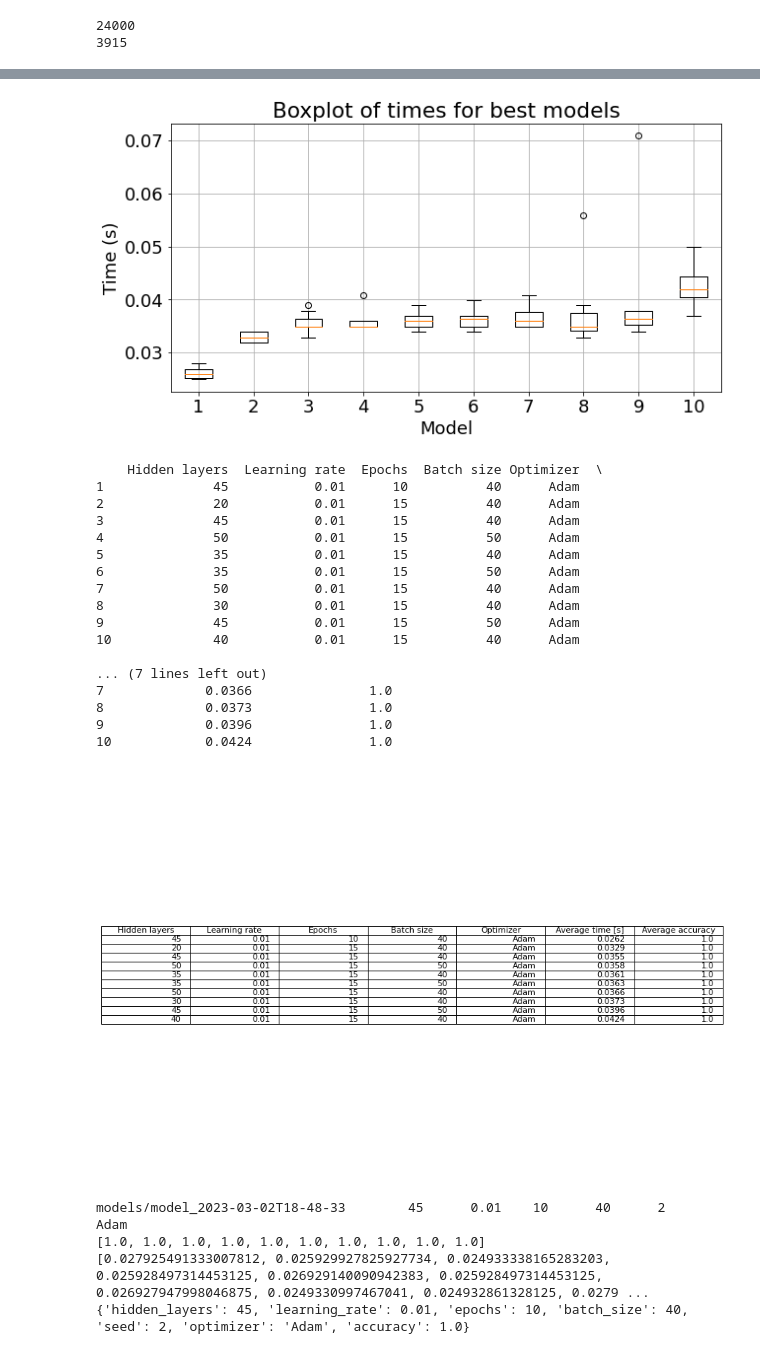
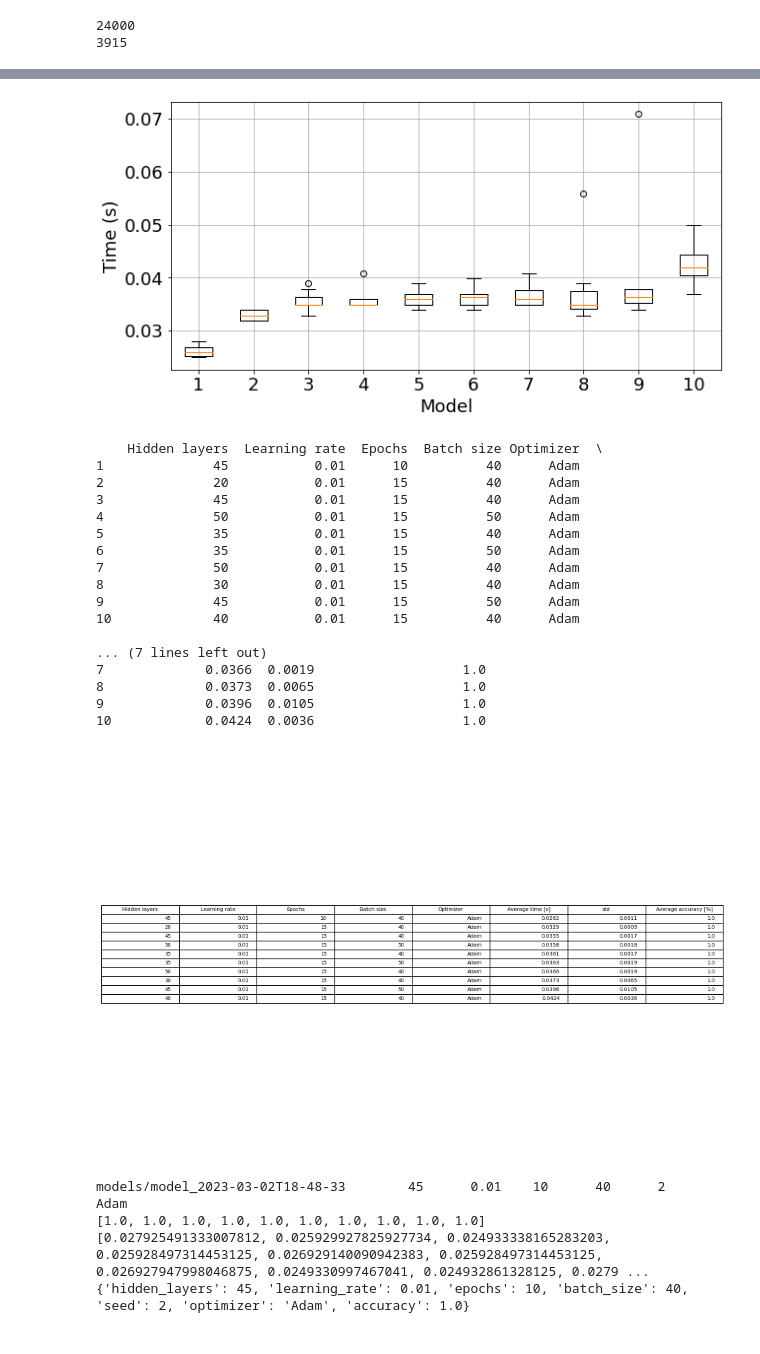
Before and after one commit to Jivl00/KKY_BP, a Jupyter notebook: egs/intents/Intent Classification (text)/experiments/pytorch_optimal.ipynb, the cells around one changed output, grey strips where cells are left out. Drawn from its saved outputs; the diff is of its cells as text; code cells hidden in the pictures.

```diff
--- a/egs/intents/Intent Classification (text)/experiments/pytorch_optimal.ipynb
+++ b/egs/intents/Intent Classification (text)/experiments/pytorch_optimal.ipynb
@@ -5,6 +5,7 @@ Analysis of the selection of the optimal network on my own data (architecture, t
 
 import json
 import matplotlib.pyplot as plt
+import numpy
 
 # plot histogram of accuracy
 with open('temp/experiments.json', 'r', encoding='utf-8') as f:
@@ -15,7 +16,6 @@ with open('temp/experiments.json', 'r', encoding='utf-8') as f:
     plt.rcParams.update({'font.size': 18})
     plt.hist(acc, bins=20, color='gray')
     plt.xticks(range(0, 101, 10))
-    plt.title('Number of models with accuracy')
     plt.xlabel('Accuracy (%)')
     plt.ylabel('Number of models - bins=20')
     plt.grid()
@@ -111,37 +112,37 @@ model_2023-03-02T18-35-20
 # boxplot of times for the 10 best models
 
 import matplotlib.pyplot as plt
 import numpy as np
 times = []
 for best_model in best_of_best:
     times.append(best_of_best[best_model]['times'])
 plt.figure(figsize=(10, 5))
 plt.rcParams.update({'font.size': 18})
 plt.boxplot(times, labels=['1', '2', '3', '4', '5', '6', '7', '8', '9', '10'])
-plt.title('Boxplot of times for best models')
 plt.xlabel('Model')
 plt.ylabel('Time (s)')
 plt.grid()
 plt.savefig('small_pytorch_boxplot.pdf', bbox_inches='tight', pad_inches=0.1)
 plt.show()
 
 
 # create table model parameters
 import pandas as pd
 
 table = pd.DataFrame()
 for best_model in best_of_best:
-    table = pd.concat([table, pd.DataFrame([[data[best_model]['hidden_layers'], data[best_model]['learning_rate'],data[best_model]['epochs'],data[best_model]['batch_size'],data[best_model]['optimizer'],round(np.mean(best_of_best[best_model]['times']),4),np.mean(best_of_best[best_model]['accuracy'])]])])
+    table = pd.concat([table, pd.DataFrame([[data[best_model]['hidden_layers'], data[best_model]['learning_rate'],data[best_model]['epochs'],data[best_model]['batch_size'],data[best_model]['optimizer'],round(np.mean(best_of_best[best_model]['times']),4), round(np.std(best_of_best[best_model]['times']),4), round(np.mean(best_of_best[best_model]['accuracy']),4)]])])
+
 table.index = ['1', '2', '3', '4', '5', '6', '7', '8', '9', '10']
-table.columns = ['Hidden layers', 'Learning rate', 'Epochs', 'Batch size', 'Optimizer', 'Average time [s]', 'Average accuracy']
+table.columns = ['Hidden layers', 'Learning rate', 'Epochs', 'Batch size', 'Optimizer', 'Average time [s]', "std", 'Average accuracy [%]']
 print(table)
 # save table as image
 plt.figure(figsize=(15, 10))
 plt.axis('off')
 plt.table(cellText=table.values, colLabels=table.columns, loc='center')
 plt.show()
 # %% [output]
-[figure, old version]
+[figure, new version]
     Hidden layers  Learning rate  Epochs  Batch size Optimizer  \
 1              45           0.01      10          40      Adam
 2              20           0.01      15          40      Adam
@@ -155,11 +156,11 @@ plt.show()
 10             40           0.01      15          40      Adam
 
 ... (7 lines left out)
-7             0.0366               1.0
-8             0.0373               1.0
-9             0.0396               1.0
-10            0.0424               1.0
+7             0.0366  0.0019                   1.0
+8             0.0373  0.0065                   1.0
+9             0.0396  0.0105                   1.0
+10            0.0424  0.0036                   1.0
-[figure, old version]
+[figure, new version]
 # %%
 # print info about the best model
 
```
Also changed, not shown: parts of 1 cell of this notebook, 44 other files.
